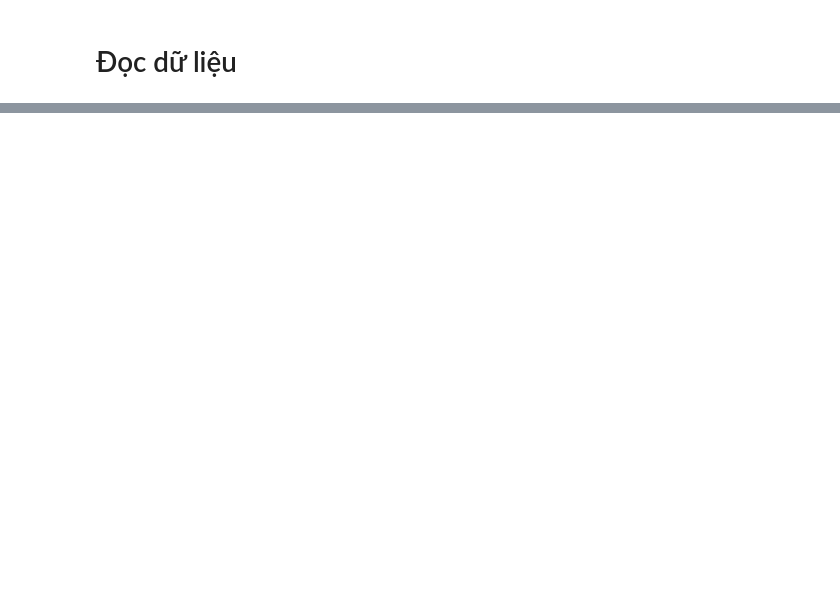
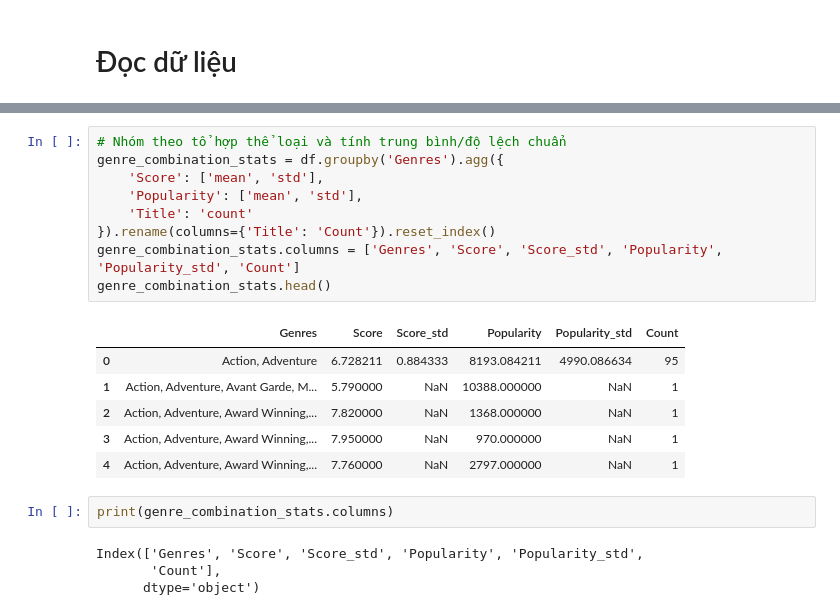
Before and after one commit to V1nk4n/Intro2DS_FinalProject, a Jupyter notebook: question_v1nk4n.ipynb, the cells around one changed output, grey strips where cells are left out. Cells and saved outputs as stored; diff of their text form; blank space fills up the shorter version.

```diff
--- a/question_v1nk4n.ipynb
+++ b/question_v1nk4n.ipynb
@@ -55,0 +146,22 @@ ValueError: array must not contain infs or NaNs
+# %%
+# Nhóm theo tổ hợp thể loại và tính trung bình/độ lệch chuẩn
+genre_combination_stats = df.groupby('Genres').agg({
+    'Score': ['mean', 'std'],
+    'Popularity': ['mean', 'std'],
+    'Title': 'count'
+}).rename(columns={'Title': 'Count'}).reset_index()
+genre_combination_stats.columns = ['Genres', 'Score', 'Score_std', 'Popularity', 'Popularity_std', 'Count']
+genre_combination_stats.head()
+# %% [output]
+|  | Genres | Score | Score_std | Popularity | Popularity_std | Count |
+| 0 | Action, Adventure | 6.728211 | 0.884333 | 8193.084211 | 4990.086634 | 95 |
+| 1 | Action, Adventure, Avant Garde, M... | 5.790000 | NaN | 10388.000000 | NaN | 1 |
+| 2 | Action, Adventure, Award Winning,... | 7.820000 | NaN | 1368.000000 | NaN | 1 |
+| 3 | Action, Adventure, Award Winning,... | 7.950000 | NaN | 970.000000 | NaN | 1 |
+| 4 | Action, Adventure, Award Winning,... | 7.760000 | NaN | 2797.000000 | NaN | 1 |
+# %%
+print(genre_combination_stats.columns)
+# %% [output]
+Index(['Genres', 'Score', 'Score_std', 'Popularity', 'Popularity_std',
+       'Count'],
+      dtype='object')
```
Also changed, not shown: parts of 19 cells of this notebook, 1 other file.
